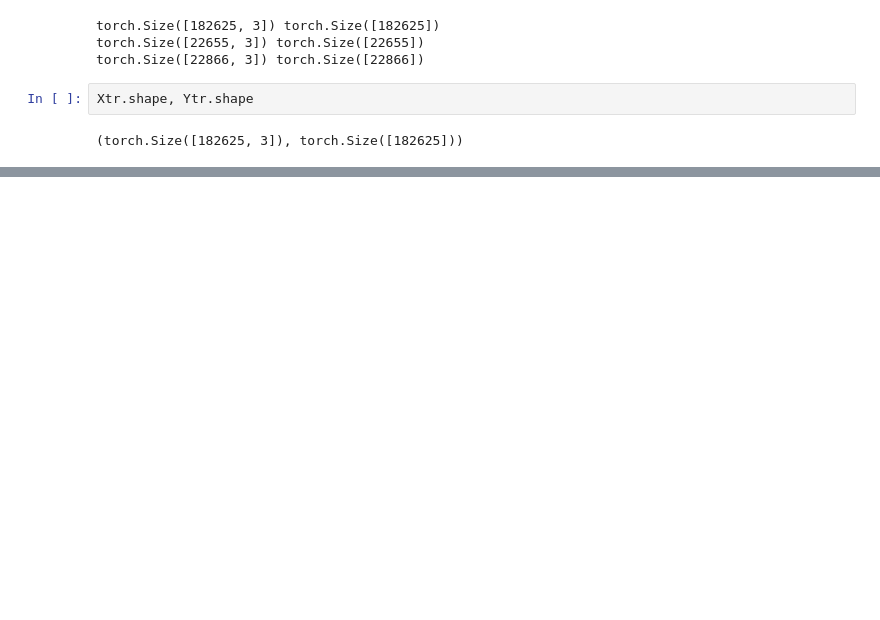
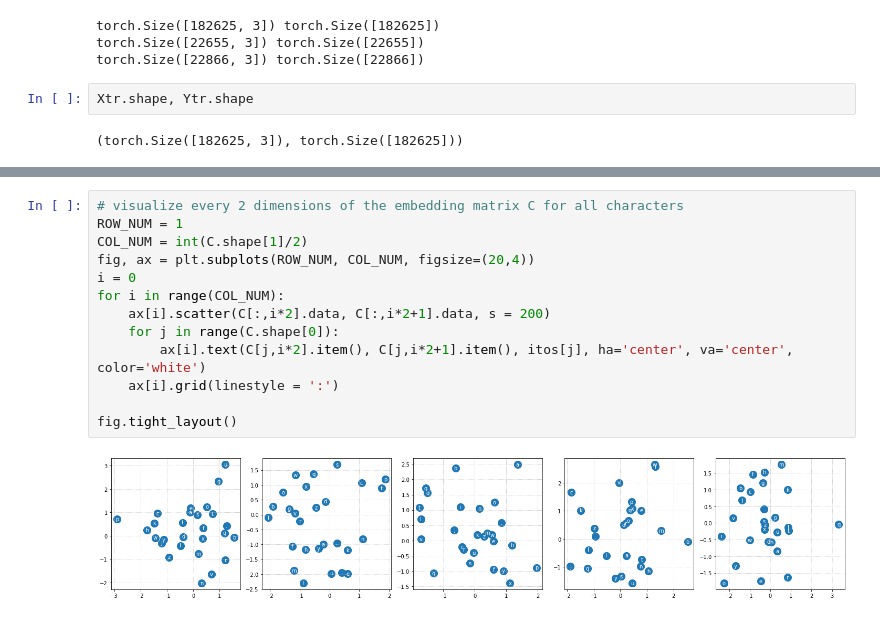
Before and after one commit to tungika91/makemore, a Jupyter notebook: makemore_MLP.ipynb, the cells around one changed output, grey strips where cells are left out. Cells and saved outputs as stored; diff of their text form; blank space fills up the shorter version.

```diff
--- a/makemore_MLP.ipynb
+++ b/makemore_MLP.ipynb
@@ -384,0 +510,15 @@ loss_dev.item()
+# %%
+# visualize every 2 dimensions of the embedding matrix C for all characters
+ROW_NUM = 1
+COL_NUM = int(C.shape[1]/2)
+fig, ax = plt.subplots(ROW_NUM, COL_NUM, figsize=(20,4))
+i = 0
+for i in range(COL_NUM):
+    ax[i].scatter(C[:,i*2].data, C[:,i*2+1].data, s = 200)
+    for j in range(C.shape[0]):
+        ax[i].text(C[j,i*2].item(), C[j,i*2+1].item(), itos[j], ha='center', va='center', color='white')
+    ax[i].grid(linestyle = ':')
+
+fig.tight_layout()
+# %% [output]
+[figure, added]
```
Also changed, not shown: parts of 53 cells of this notebook, 1 other file.
